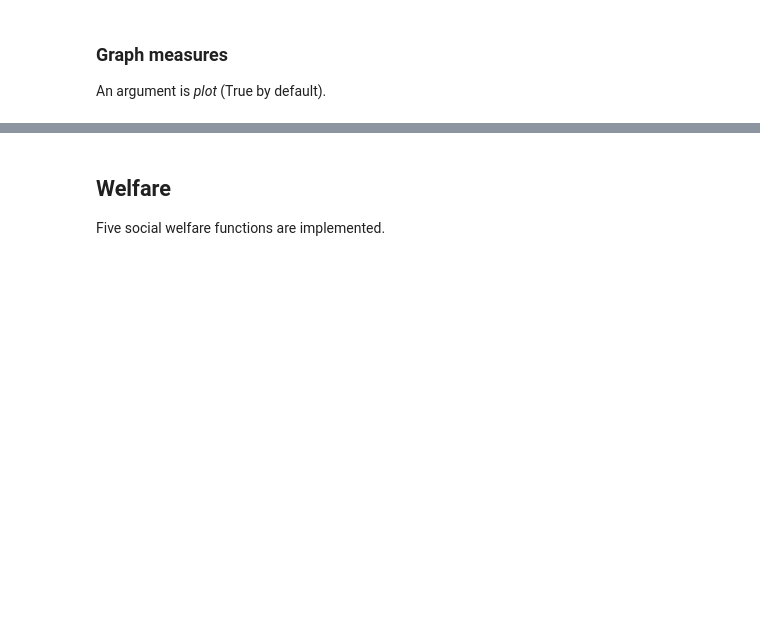
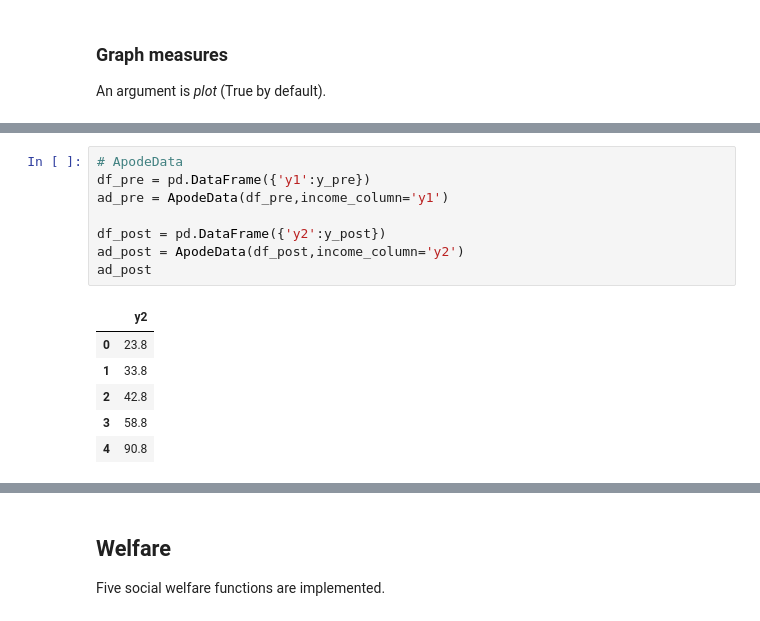
Before and after one commit to ngrion/apode, a Jupyter notebook: docs/source/Tutorial.ipynb, the cells around one changed output, grey strips where cells are left out. Saved outputs shown, nothing was run; the diff lists cells and outputs as text; blank space fills up the shorter version.

```diff
--- a/docs/source/Tutorial.ipynb
+++ b/docs/source/Tutorial.ipynb
@@ -253,0 +273,15 @@ dr2.plot('pen',pline=60)
+# %%
+# ApodeData
+df_pre = pd.DataFrame({'y1':y_pre})
+ad_pre = ApodeData(df_pre,income_column='y1')
+
+df_post = pd.DataFrame({'y2':y_post})
+ad_post = ApodeData(df_post,income_column='y2')
+ad_post
+# %% [output]
+|  | y2 |
+| 0 | 23.8 |
+| 1 | 33.8 |
+| 2 | 42.8 |
+| 3 | 58.8 |
+| 4 | 90.8 |
```
Also changed, not shown: parts of 13 cells of this notebook, 1 other file.
